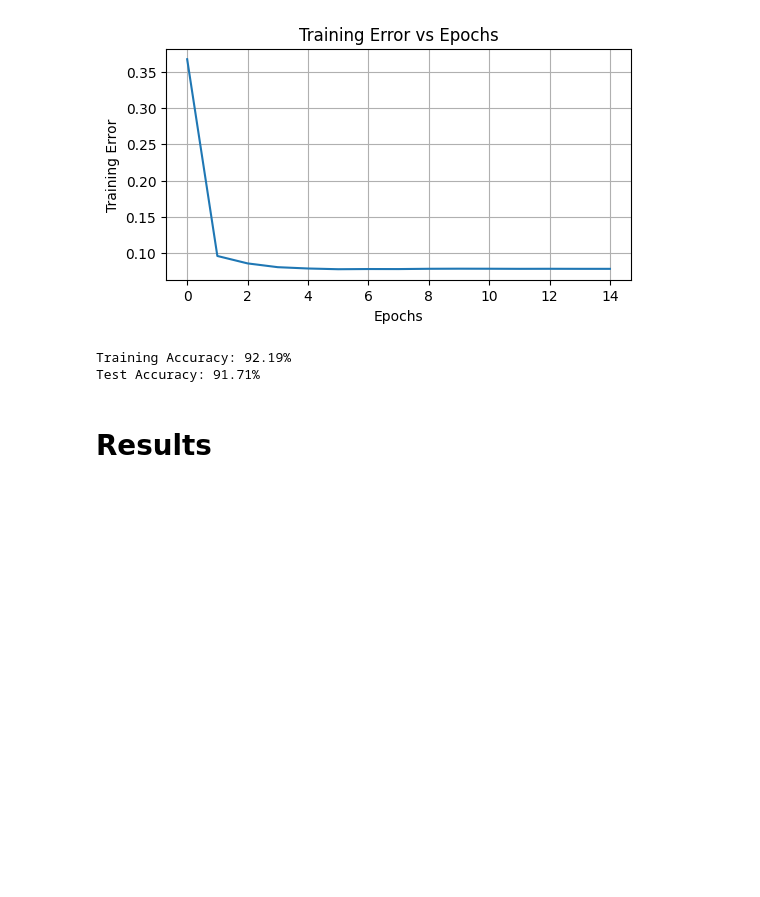
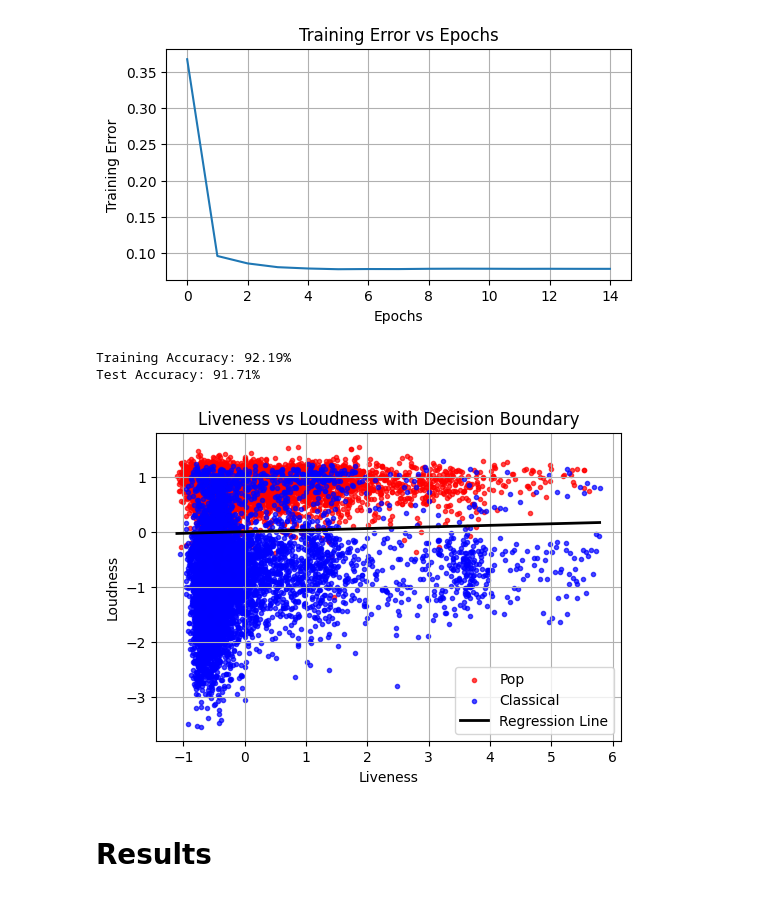
Before and after one commit to agr102/FYS-2021_Assignments, a Jupyter notebook: Assignment 1/Code/assignment_1_code.ipynb, the cells around one changed output. Saved outputs shown, nothing was run; the diff lists cells and outputs as text; code cells hidden in the pictures; blank space fills up the shorter version.

```diff
--- a/Assignment 1/Code/assignment_1_code.ipynb
+++ b/Assignment 1/Code/assignment_1_code.ipynb
@@ -242,6 +242,32 @@ print(f"Test Accuracy: {test_accuracy * 100:.2f}%")
 [figure]
 Training Accuracy: 92.19%
 Test Accuracy: 91.71%
+# %%
+w_liveness = weights[0]  # Weight for 'liveness'
+w_loudness = weights[1]  # Weight for 'loudness'
+
+# Generate liveness values for plotting (covering the full range)
+x1_range = np.linspace(scaled_X_train[:, 0].min(), scaled_X_train[:, 0].max(), 100)
+
+# Calculate the corresponding loudness values using the boundary equation
+x2_range = -(w_liveness * x1_range)/ w_loudness
+
+# Plot the training data (Pop and Classical songs)
+plt.figure(figsize=(6, 4))
+plt.scatter(scaled_X_train[y_train == 1][:, 0], scaled_X_train[y_train == 1][:, 1], color='red', label='Pop', alpha=0.7, marker='.')
+plt.scatter(scaled_X_train[y_train == 0][:, 0], scaled_X_train[y_train == 0][:, 1], color='blue', label='Classical', alpha=0.7, marker='.')
+
+# Plot the decision boundary (using weights)
+plt.plot(x1_range, x2_range, color='black', label='Regression Line', linewidth=2)
+
+plt.xlabel('Liveness')
+plt.ylabel('Loudness')
+plt.title('Liveness vs Loudness with Decision Boundary')
+plt.legend()
+plt.grid(True)
+plt.show()
+# %% [output]
+[figure, added]
 # %% [markdown]
 # Results
 # %%
```
